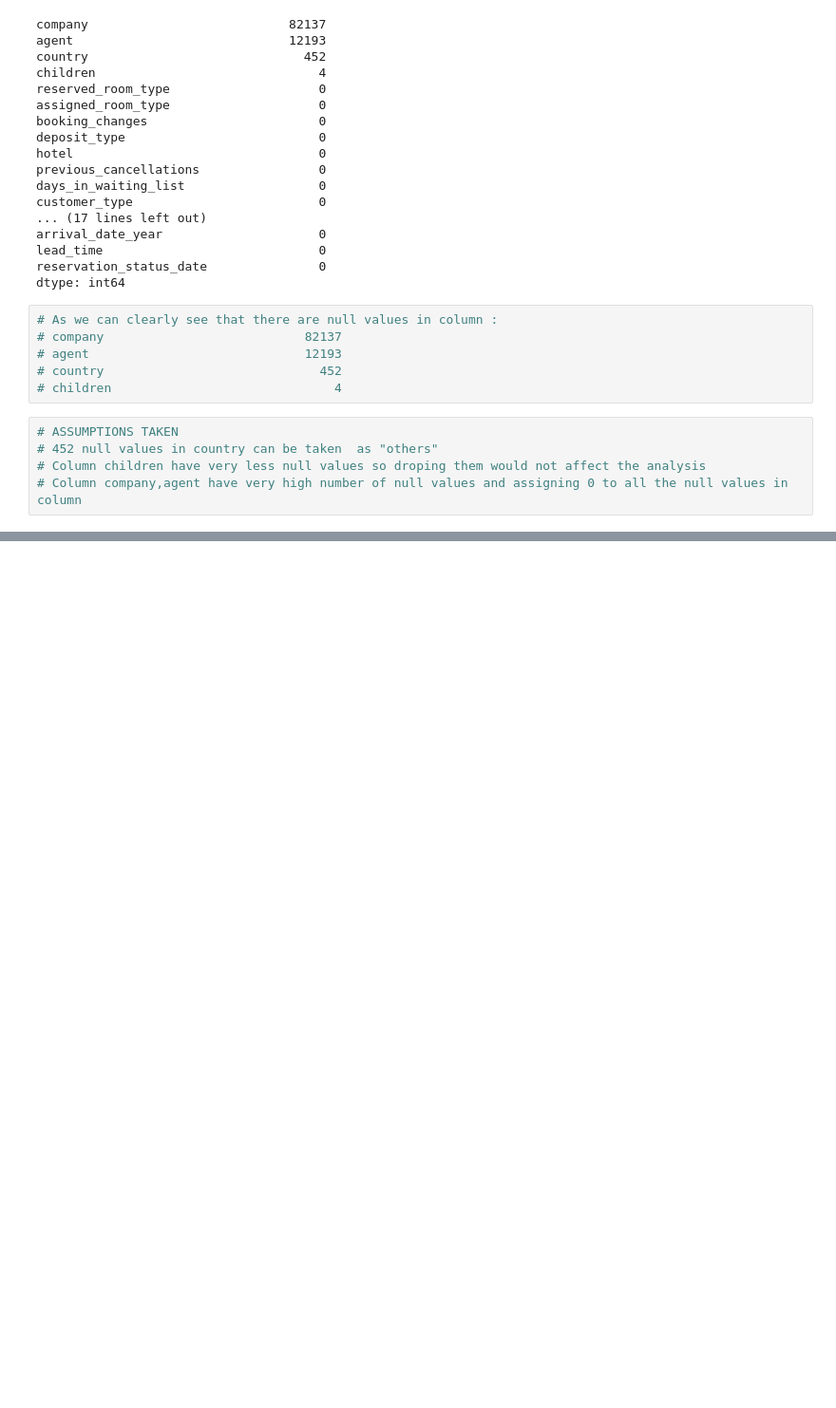
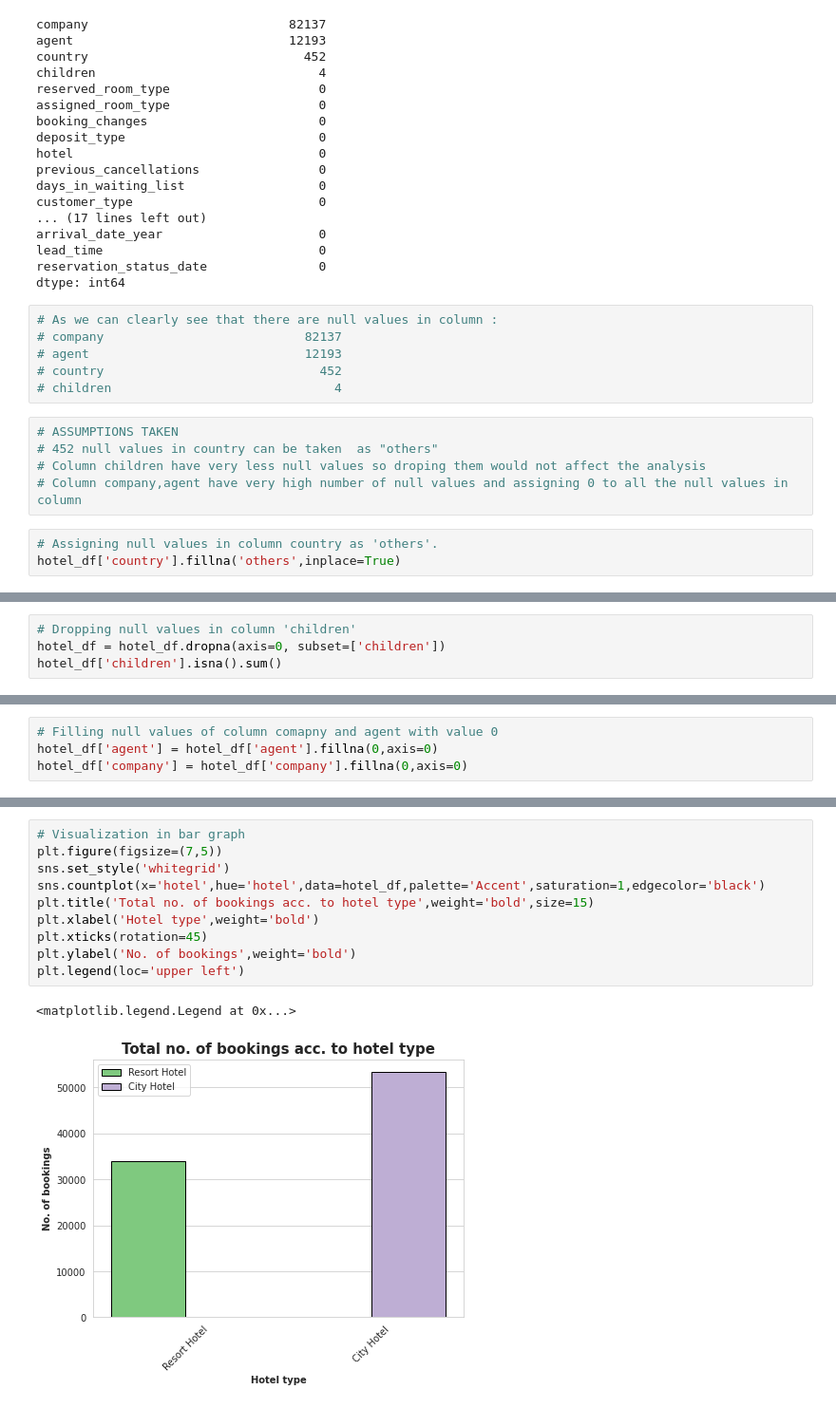
Before and after one commit to shrikantkute/EDA-Hotel-Booking, a Jupyter notebook: Hotel_Booking_EDA.ipynb, the cells around one changed output, grey strips where cells are left out. Shown: that part at 95% size. Drawn from its saved outputs; the diff is of its cells as text; blank space fills up the shorter version.

```diff
--- a/Hotel_Booking_EDA.ipynb
+++ b/Hotel_Booking_EDA.ipynb
@@ -345,3 +345,6 @@ dtype: int64
 # 452 null values in country can be taken  as "others"
 # Column children have very less null values so droping them would not affect the analysis
 # Column company,agent have very high number of null values and assigning 0 to all the null values in column
+# %%
+# Assigning null values in column country as 'others'.
+hotel_df['country'].fillna('others',inplace=True)
@@ -347,0 +361,4 @@ dtype: int64
+# %%
+# Dropping null values in column 'children'
+hotel_df = hotel_df.dropna(axis=0, subset=['children'])
+hotel_df['children'].isna().sum()
@@ -347,0 +367,4 @@ dtype: int64
+# %%
+# Filling null values of column comapny and agent with value 0
+hotel_df['agent'] = hotel_df['agent'].fillna(0,axis=0)
+hotel_df['company'] = hotel_df['company'].fillna(0,axis=0)
@@ -347,0 +404,13 @@ dtype: int64
+# %%
+# Visualization in bar graph
+plt.figure(figsize=(7,5))
+sns.set_style('whitegrid')
+sns.countplot(x='hotel',hue='hotel',data=hotel_df,palette='Accent',saturation=1,edgecolor='black')
+plt.title('Total no. of bookings acc. to hotel type',weight='bold',size=15)
+plt.xlabel('Hotel type',weight='bold')
+plt.xticks(rotation=45)
+plt.ylabel('No. of bookings',weight='bold')
+plt.legend(loc='upper left')
+# %% [output]
+<matplotlib.legend.Legend at 0x...>
+[figure, added]
```
Also changed, not shown: parts of 27 cells of this notebook.
